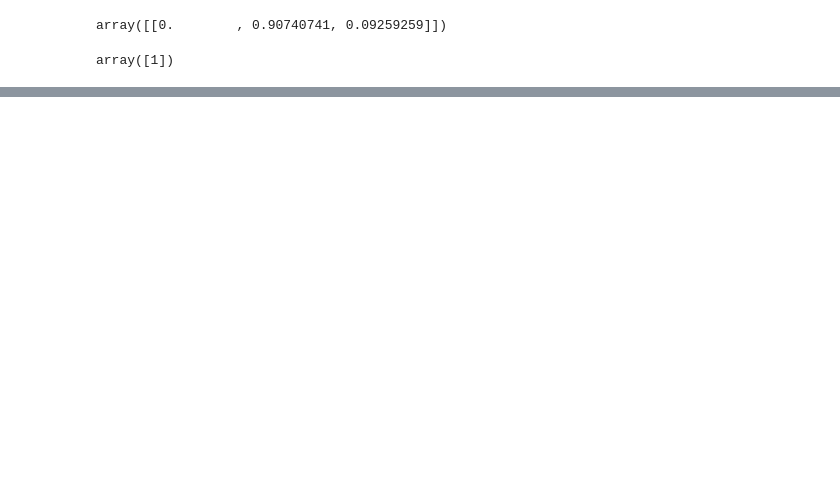
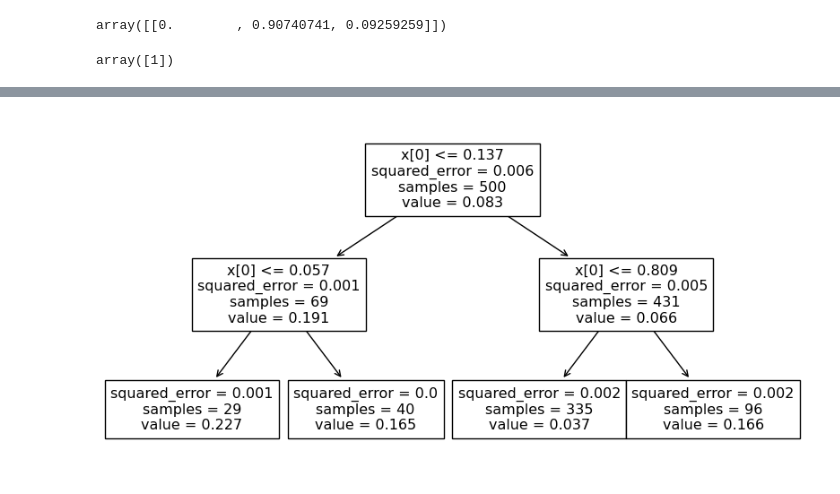
Before and after one commit to rishabhrao12/machine-learning, a Jupyter notebook: Part1-MachineLearning/Ch06-DecisionTrees/DecisionTrees.ipynb, the cells around one changed output, grey strips where cells are left out. Cells and saved outputs as stored; diff of their text form; code cells hidden in the pictures; blank space fills up the shorter version.

```diff
--- a/Part1-MachineLearning/Ch06-DecisionTrees/DecisionTrees.ipynb
+++ b/Part1-MachineLearning/Ch06-DecisionTrees/DecisionTrees.ipynb
@@ -123,0 +168,6 @@ In the end both these impurities give almost always the same answer, Gini is sli
+# %%
+plt.figure(figsize=(10, 5))
+plot_tree(tree_reg)
+plt.show();
+# %% [output]
+[figure, added]
```
Also changed, not shown: parts of 7 cells of this notebook.
